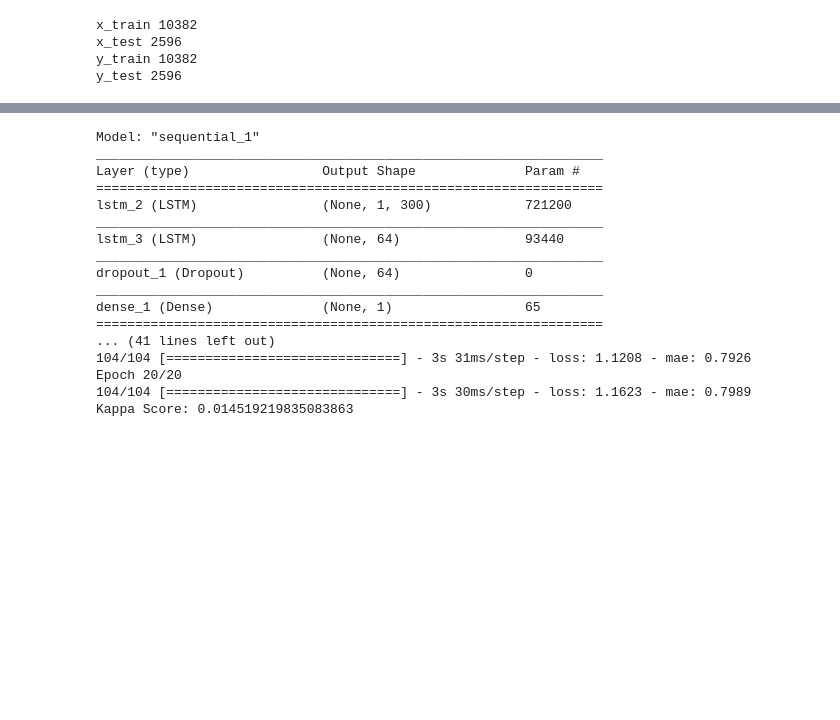
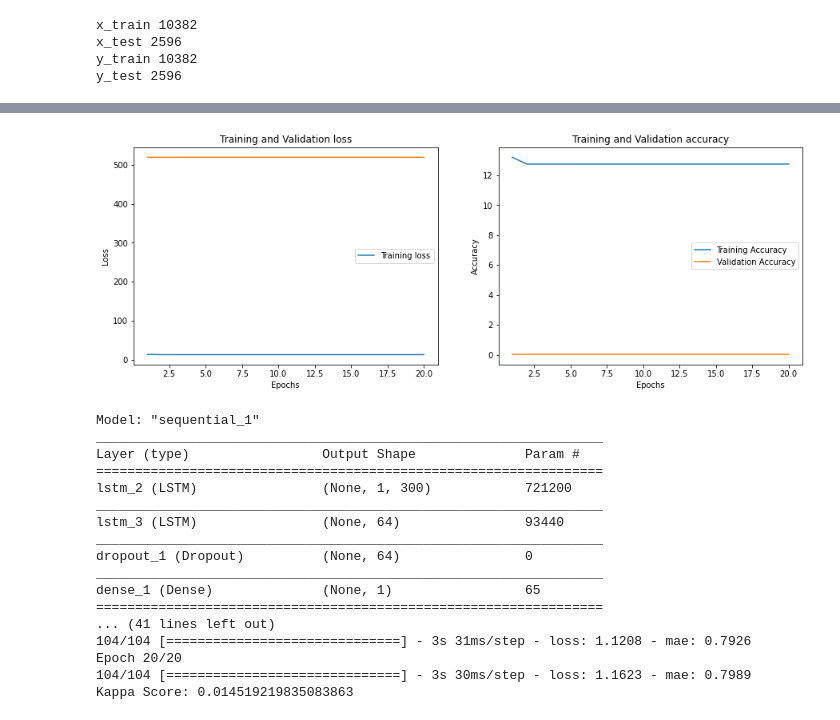
Before and after one commit to Gail529/AES, a Jupyter notebook: automated_essay_scoring.ipynb, the cells around one changed output, grey strips where cells are left out. Drawn from its saved outputs; the diff is of its cells as text; code cells hidden in the pictures; blank space fills up the shorter version.

```diff
--- a/automated_essay_scoring.ipynb
+++ b/automated_essay_scoring.ipynb
@@ -248,3 +262,35 @@ Kappa Score: 2.5698828580722477e-05
+# %%
+import matplotlib.pyplot as plt
+
+
+loss= history.history['loss']
+val_loss=history.history['val_loss']
+
+acc=history.history['accuracy']
+val_acc = history.history['val_accuracy']
+
+epochs = range(1,len(loss)+1)
+fig, (ax1,ax2) = plt.subplots(1,2,figsize=(15,5))
+
+ax1.plot(epochs,loss,label='Training loss')
+ax1.plot(epochs,val_loss)
+ax1.set_title('Training and Validation loss')
+ax1.set_xlabel('Epochs')
+ax1.set_ylabel('Loss')
+ax1.legend()
+
+
+ax2.plot(epochs,loss,label='Training Accuracy')
+ax2.plot(epochs,val_acc,label='Validation Accuracy')
+ax2.set_title('Training and Validation accuracy')
+ax2.set_xlabel('Epochs')
+ax2.set_ylabel('Accuracy')
+ax2.legend()
+
+
+plt.show()
+# %% [output]
+[figure, added]
 # %%
 x_train = np.reshape(x_train, (x_train.shape[0], 1, x_train.shape[1]))
 x_test = np.reshape(x_test, (x_test.shape[0], 1, x_test.shape[1]))
```
Also changed, not shown: parts of 4 cells of this notebook.
